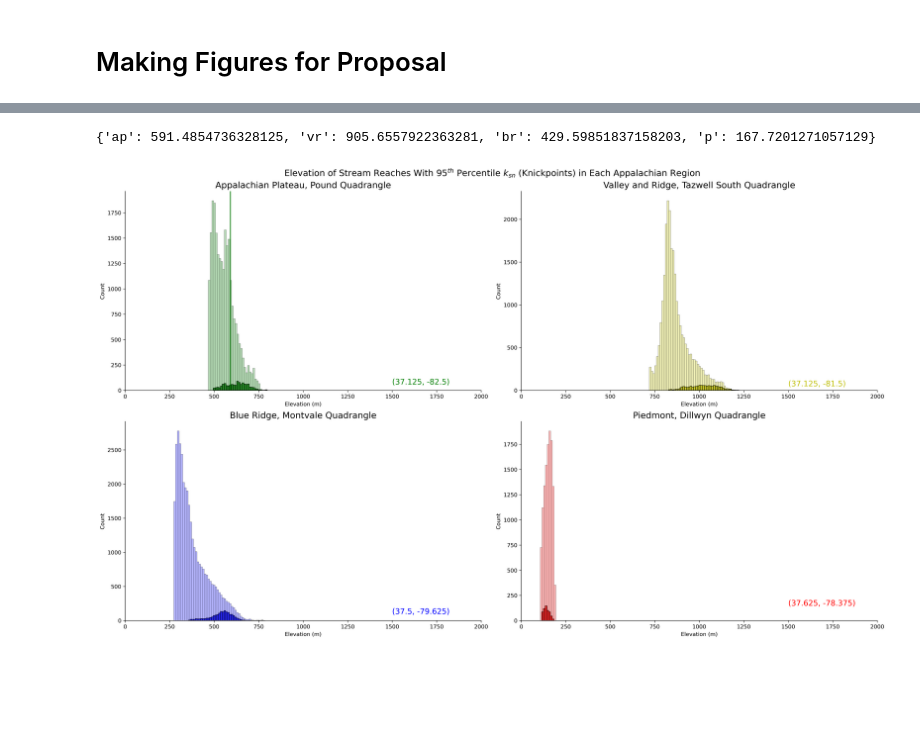
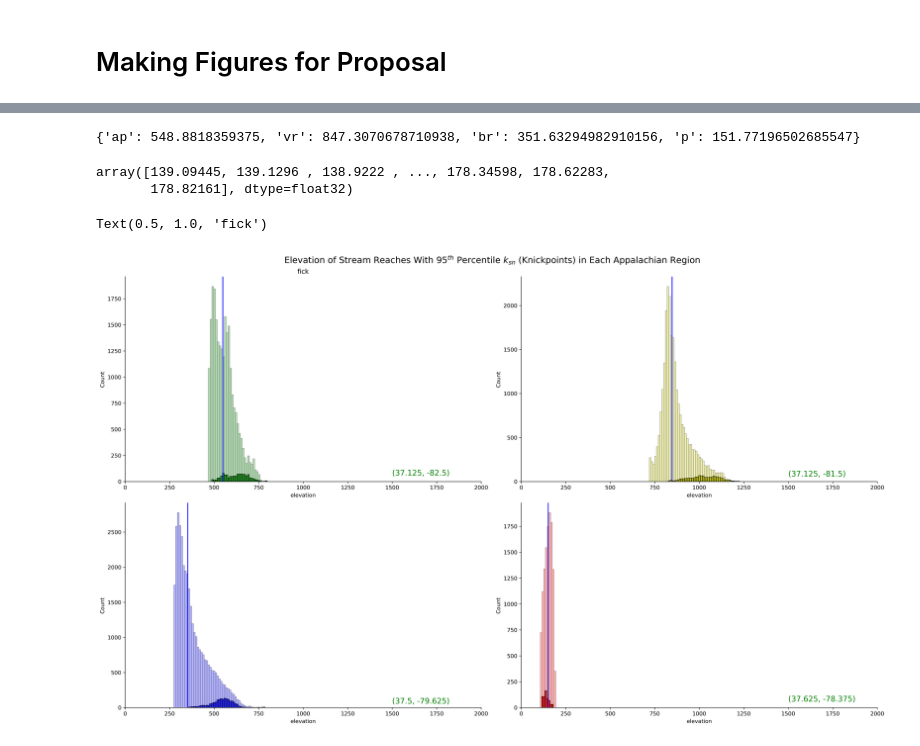
Before and after one commit to ntlewis1251/research, a Jupyter notebook: working_files/figures.ipynb, the cells around one changed output, grey strips where cells are left out. Drawn from its saved outputs; the diff is of its cells as text; code cells hidden in the pictures; blank space fills up the shorter version.

```diff
--- a/working_files/figures.ipynb
+++ b/working_files/figures.ipynb
@@ -15,10 +15,13 @@ pound_ap = (37.125,-82.5)
 tazwell_south_vr = (37.125,-81.5)
 montvale_br = (37.5,-79.625)
 dillwyn_p = (37.625,-78.375)
+bounds_list=[pound_ap,tazwell_south_vr,montvale_br,dillwyn_p]
+color_list=['g','y','b','r']
 # %%
 ap_df, ap_dem = generate_ksn(north=pound_ap[0],east=pound_ap[1],name='pound_ap.tiff')
 vr_df, vr_dem = generate_ksn(north=tazwell_south_vr[0],east=tazwell_south_vr[1],name='tazwell_south_vr.tiff')
 br_df, br_dem = generate_ksn(north=montvale_br[0],east=montvale_br[1],name='montvale_br.tiff')
 p_df, p_dem = generate_ksn(north=dillwyn_p[0],east=dillwyn_p[1],name='dillwyn_p.tiff')
+df_list = [ap_df,vr_df,br_df,p_df]
 # %% [output]
 Loading the raster from file: /sciclone/home/ntlewis/research/working_files/data/pound_ap.tiff
@@ -47,45 +50,23 @@ print(ninety_five_dict)
 # %%
-q3 = lambda df : df.elevation.describe()['75%']
-q3_dict = dict(zip(['ap','vr','br','p'],[q3(x) for x in [ap_df,vr_df,br_df,p_df]]))
-print(q3_dict)
+q2 = lambda df : df.elevation.describe()['50%']
+q2_dict = dict(zip(['ap','vr','br','p'],[q2(x) for x in [ap_df,vr_df,br_df,p_df]]))
+print(q2_dict)
 # %% [output]
-{'ap': 591.4854736328125, 'vr': 905.6557922363281, 'br': 429.59851837158203, 'p': 167.7201271057129}
+{'ap': 548.8818359375, 'vr': 847.3070678710938, 'br': 351.63294982910156, 'p': 151.77196502685547}
-# %%
-fig, ax = plt.subplots(2,2, figsize=(20,12), dpi=300, constrained_layout=True)
-fig.suptitle('Elevation of Stream Reaches With $95^{th}$ Percentile $k_{sn}$ (Knickpoints) in Each Appalachian Region', fontsize=16)
-sns.despine()
-
-ap_plot = sns.histplot(data=ap_df[ap_df.m_chi>ninety_five_dict['ap']], x='elevation', ax=ax[0,0], color='g', binwidth=10)
-ap_plot.set_xlim(0,2000)
-ap_plot.text(x=1500,y=60, s=pound_ap, fontsize=14, c='g')
-ap_plot.set_title('Appalachian Plateau, Pound Quadrangle', fontsize=16)
-total_ap_stream_plot = sns.histplot(data=ap_df, x='elevation', ax=ax[0,0], binwidth=10, color='g', alpha=0.3)
-ax[0,0].axvline(x=q3_dict['ap'], color='g')
-
-vr_plot = sns.histplot(data=vr_df[vr_df.m_chi>ninety_five_dict['vr']], x='elevation', ax=ax[0,1],binwidth=10, color='y')
-vr_plot.set_xlim(0,2000)
-vr_plot.text(x=1500,y=50, s=tazwell_south_vr, fontsize=14, c='y')
-vr_plot.set_title('Valley and Ridge, Tazwell South Quadrangle', fontsize=16)
-total_vr_stream_plot = sns.histplot(data=vr_df, x='elevation', ax=ax[0,1], binwidth=10, color='y', alpha=0.3)
-
-br_plot = sns.histplot(data=br_df[br_df.m_chi>ninety_five_dict['br']], x='elevation', ax=ax[1,0],binwidth=10, color='b')
-br_plot.set_xlim(0,2000)
-br_plot.text(x=1500,y=100, s=montvale_br, fontsize=14, c='b')
-br_plot.set_title('Blue Ridge, Montvale Quadrangle', fontsize=16)
-total_br_stream_plot = sns.histplot(data=br_df, x='elevation', ax=ax[1,0], binwidth=10, color='b', alpha=0.3)
-
-p_plot = sns.histplot(data=p_df[p_df.m_chi>ninety_five_dict['p']], x='elevation', ax=ax[1,1],binwidth=10, color='r')
-p_plot.set_xlim(0,2000)
-p_plot.text(x=1500,y=150, s=dillwyn_p, fontsize=14, c='r')
-p_plot.set_title('Piedmont, Dillwyn Quadrangle', fontsize=16)
-total_p_stream_plot = sns.histplot(data=p_df, x='elevation', ax=ax[1,1], binwidth=10, color='r', alpha=0.3)
-
-for ax in ax.flat:
-    ax.set_xlabel('Elevation (m)')
-    ax.set_ylabel('Count')
-# %% [output]
-[figure, removed]
 # %%
 dil = rasterio.open('data/dillwyn_p.tiff')
 # %%
 elevation=dil.read(1)[dil.read(1)>=0]
+elevation
+# %% [output]
+array([139.09445, 139.1296 , 138.9222 , ..., 178.34598, 178.62283,
+       178.82161], dtype=float32)
+# %%
+fig, ax = plt.subplots(2,2, figsize=(20,12), dpi=300, constrained_layout=True)
+fig.suptitle('Elevation of Stream Reaches With $95^{th}$ Percentile $k_{sn}$ (Knickpoints) in Each Appalachian Region', fontsize=16)
+sns.despine()
+make_fig1(df_list=df_list, _95_dict=ninety_five_dict, q2_dict=q2_dict, color_list=color_list, bounds_list=bounds_list, ax=ax)
+ax[0,0].set_title('fick')
+# %% [output]
+Text(0.5, 1.0, 'fick')
+[figure, added]
```
Also changed, not shown: parts of 2 cells of this notebook, 6 other files.
